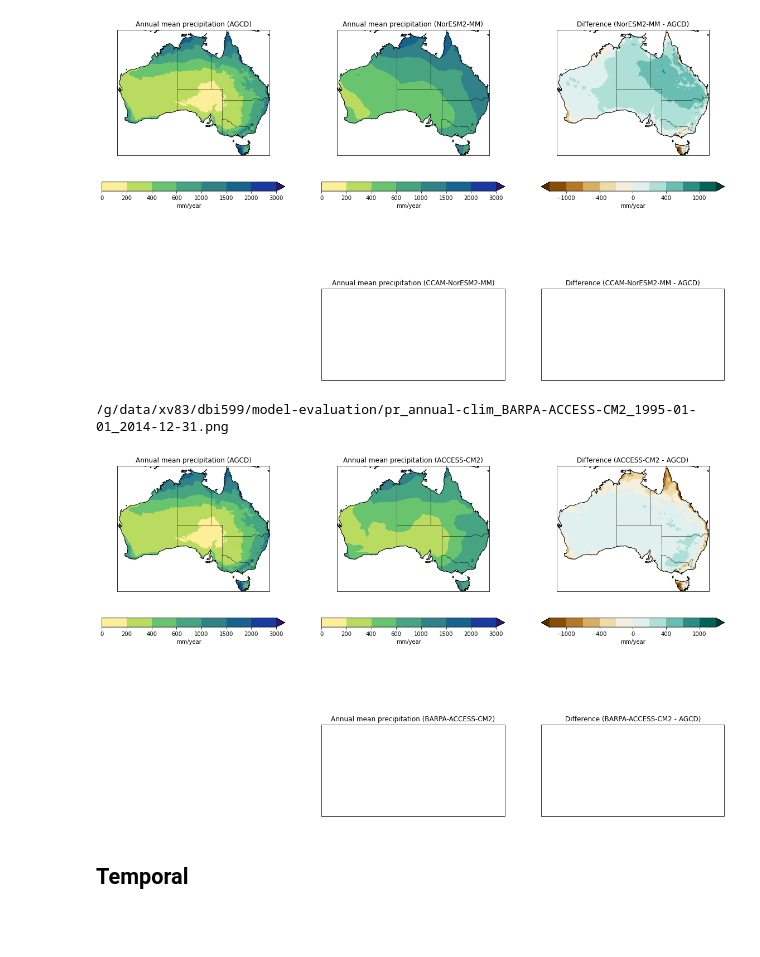
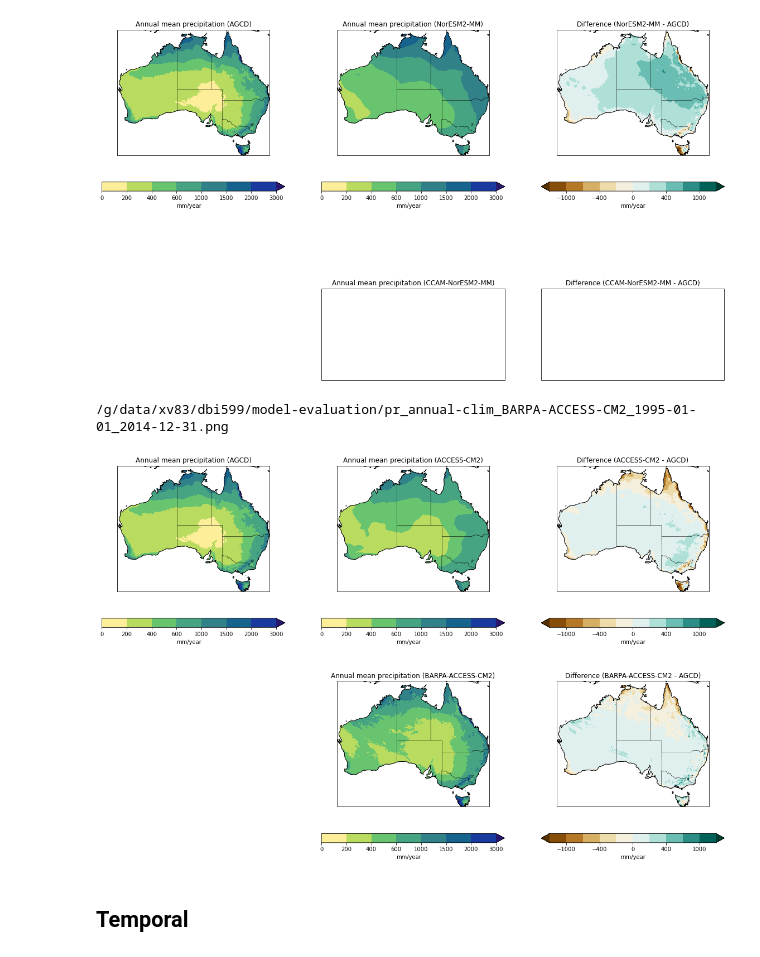
Before and after one commit to AusClimateService/model-evaluation, a Jupyter notebook: pr_evaluation.ipynb, the cells around one changed output. Saved outputs shown, nothing was run; the diff lists cells and outputs as text; code cells hidden in the pictures; blank space fills up the shorter version.

Commit message:
Start adding BARPA data

```diff
--- a/pr_evaluation.ipynb
+++ b/pr_evaluation.ipynb
@@ -174,5 +209,5 @@ agcd_annual_clim = agcd_annual_clim.compute()
 # %%
-def plot_annual_clim(parent_annual_clim, agcd_annual_clim, parent_name, rcm_name):
+def plot_annual_clim(parent_annual_clim, agcd_annual_clim, parent_name, rcm_name, rcm_annual_clim=None):
     """Plot the annual climatology"""
 
     fig = plt.figure(figsize=[20, 13])
@@ -202,8 +237,8 @@ def plot_annual_clim(parent_annual_clim, agcd_annual_clim, parent_name, rcm_name
     )
     ax2.set_title(f'Annual mean precipitation ({parent_name})')
 
+    ax3 = fig.add_subplot(233, projection=ccrs.PlateCarree())
     parent_diff = parent_annual_clim - agcd_annual_clim
-    ax3 = fig.add_subplot(233, projection=ccrs.PlateCarree())
     parent_diff.plot(
         ax=ax3,
         transform=ccrs.PlateCarree(),
@@ -215,12 +250,34 @@ def plot_annual_clim(parent_annual_clim, agcd_annual_clim, parent_name, rcm_name
     ax3.set_title(f'Difference ({parent_name} - AGCD)')
 
     ax5 = fig.add_subplot(235, projection=ccrs.PlateCarree())
+    if type(rcm_annual_clim) == xr.core.dataarray.DataArray:
+        rcm_annual_clim.plot(
+            ax=ax5,
+            transform=ccrs.PlateCarree(),
+            cmap=cmocean.cm.haline_r,
+            levels=clim_levels,
+            extend='max',
+            cbar_kwargs = {'orientation': 'horizontal', 'label': 'mm/year'}
+        )
     ax5.set_title(f'Annual mean precipitation ({rcm_name}-{parent_name})')
 
     ax6 = fig.add_subplot(236, projection=ccrs.PlateCarree())
+    if type(rcm_annual_clim) == xr.core.dataarray.DataArray:
+        rcm_diff = rcm_annual_clim - agcd_annual_clim
+        rcm_diff.plot(
+            ax=ax6,
+            transform=ccrs.PlateCarree(),
+            cmap='BrBG',
+            levels=diff_levels,
+            extend='both',
+            cbar_kwargs = {'orientation': 'horizontal', 'label': 'mm/year'}
+        )
     ax6.set_title(f'Difference ({rcm_name}-{parent_name} - AGCD)')
 
-    for ax in [ax1, ax2, ax3]:
+    ax_list = [ax1, ax2, ax3]
+    if type(rcm_annual_clim) == xr.core.dataarray.DataArray:
+        ax_list = ax_list + [ax5, ax6]
+    for ax in ax_list:
         ax.coastlines()
         ax.add_feature(cartopy.feature.STATES, linewidth=0.3)
 
@@ -240,13 +297,14 @@ plot_annual_clim(
 # %%
 plot_annual_clim(
     annual_clim_dict['ACCESS-CM2']['pr'],
     agcd_annual_clim['precip'],
     'ACCESS-CM2',
-    'BARPA'
+    'BARPA',
+    annual_clim_dict['BARPA']['pr']
 )
 # %% [output]
 /g/data/xv83/dbi599/model-evaluation/pr_annual-clim_BARPA-ACCESS-CM2_1995-01-01_2014-12-31.png
-[figure, old version]
+[figure, new version]
 # %% [markdown]
 ## Temporal
 # %%
```
Also changed, not shown: parts of 14 cells of this notebook.
